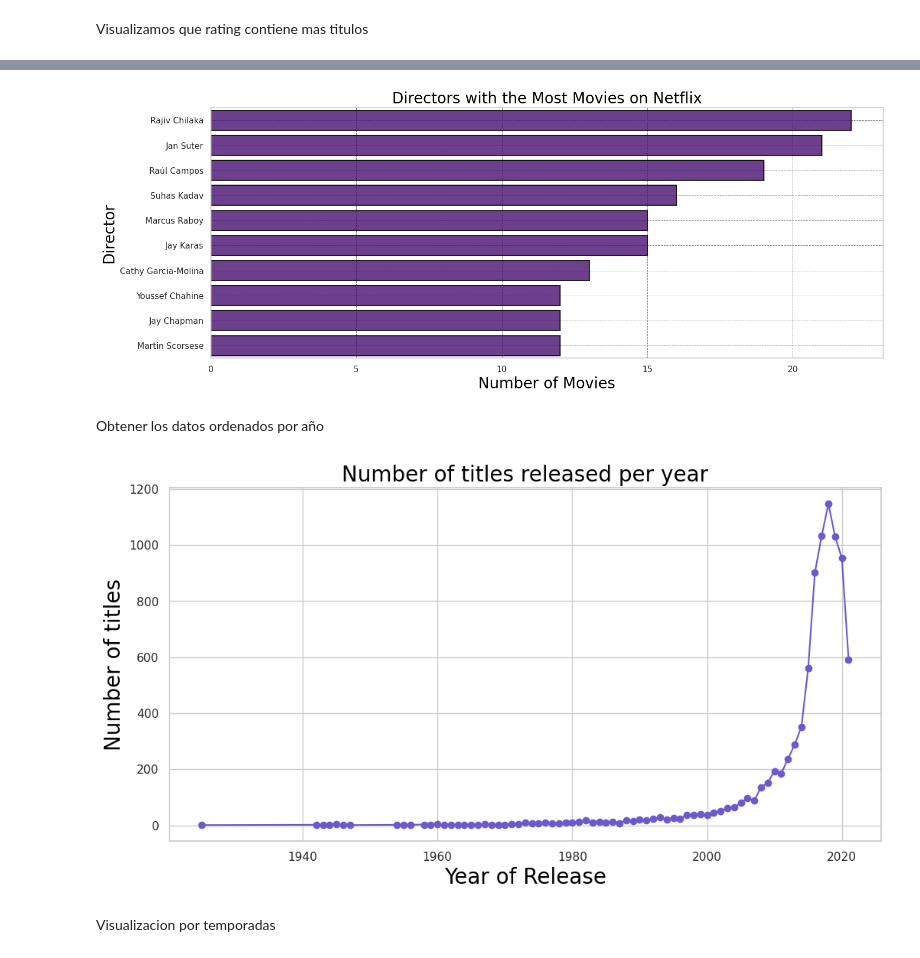
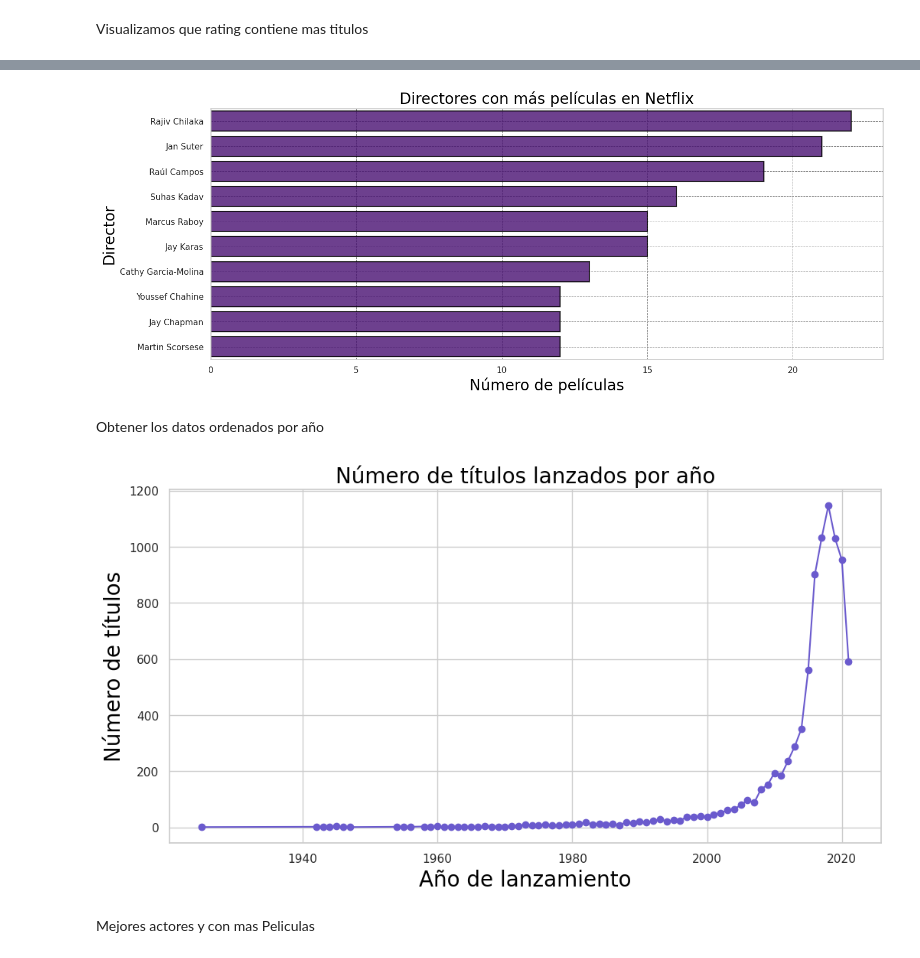
Before and after one commit to EzeCa2024/JupyterNotebookNetflix, a Jupyter notebook: netflix.ipynb, the cells around one changed output, grey strips where cells are left out. Saved outputs shown, nothing was run; the diff lists cells and outputs as text; code cells hidden in the pictures.

```diff
--- a/netflix.ipynb
+++ b/netflix.ipynb
@@ -247,29 +249,29 @@ sns.barplot(
     linewidth=1.5,
     alpha=0.8
 )
-plt.title('Directors with the Most Movies on Netflix', size=20, color='black')
-plt.xlabel('Number of Movies', size=20, color='black')
+plt.title('Directores con más películas en Netflix', size=20, color='black')
+plt.xlabel('Número de películas', size=20, color='black')
 plt.ylabel('Director', size=20, color='black')
 plt.grid(linestyle='--', linewidth=0.7, color='gray')
 plt.show()
 # %% [output]
-[figure, old version]
+[figure, new version]
 # %% [markdown]
 Obtener los datos ordenados por año
 # %%
 data = df['release_year' ].value_counts().sort_index()
 
 plt.figure(figsize=(12, 6))
 plt.plot(data.index, data.values, marker='o', linestyle= '-', color='slateblue')
-plt.title('Number of titles released per year', color='black', size=20)
-plt.xlabel('Year of Release', color='black', size=20)
-plt.ylabel('Number of titles', color='black', size=20 , rotation=90)
+plt.title('Número de títulos lanzados por año', color='black', size=20)
+plt.xlabel('Año de lanzamiento', color='black', size=20)
+plt.ylabel('Número de títulos', color='black', size=20 , rotation=90)
 plt.grid(True)
 plt.show()
 # %% [output]
-[figure, old version]
+[figure, new version]
 # %% [markdown]
-Visualizacion por temporadas
+Mejores actores y con mas Peliculas
 # %%
 filter = df[df['type'] == 'Movie']
 filter = df['cast'].str.split(', ', expand=True).stack()
```
Also changed, not shown: parts of 7 cells of this notebook.
